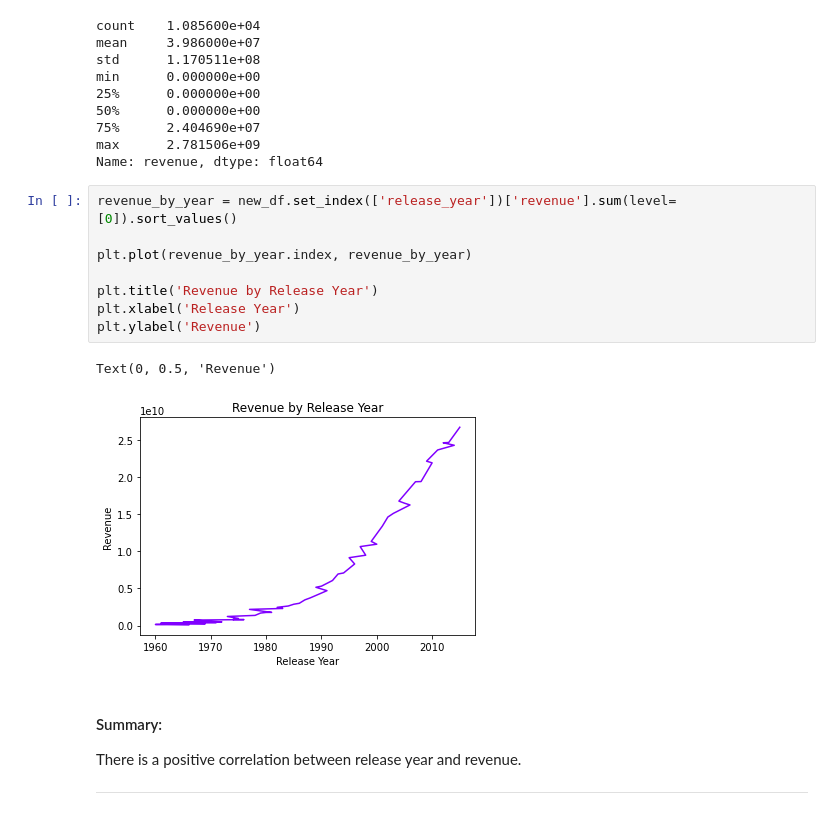
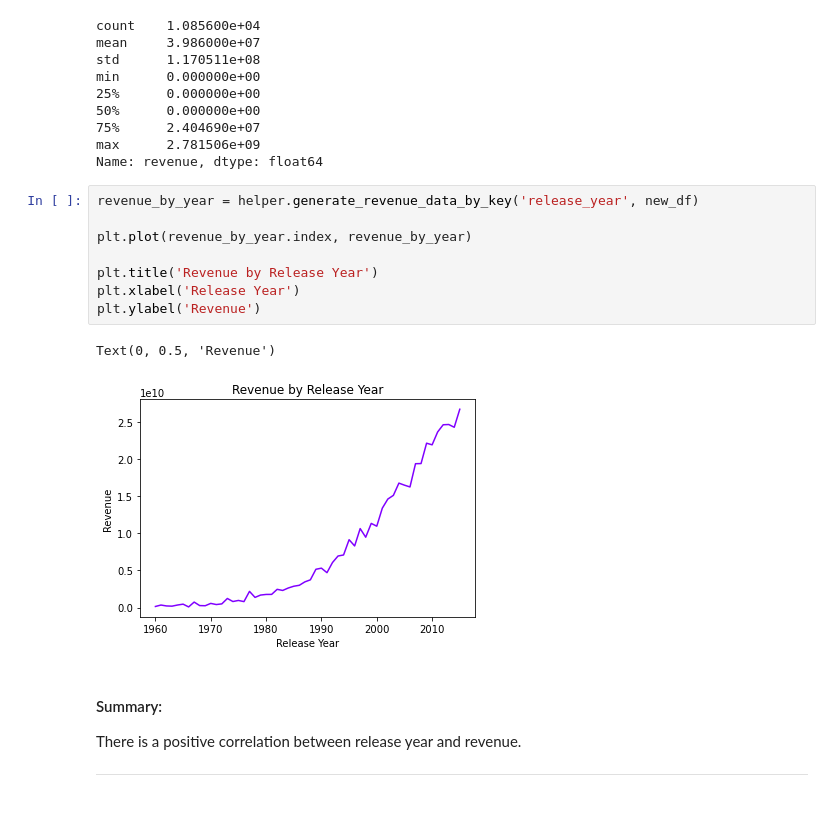
Before and after one commit to yufrances90/Investigate-a-Dataset, a Jupyter notebook: TMDB 5000 Movie Dataset.ipynb, the cells around one changed output. Drawn from its saved outputs; the diff is of its cells as text.

```diff
--- a/TMDB 5000 Movie Dataset.ipynb
+++ b/TMDB 5000 Movie Dataset.ipynb
@@ -103,16 +103,16 @@ min      0.000000e+00
 max      2.781506e+09
 Name: revenue, dtype: float64
 # %%
-revenue_by_year = new_df.set_index(['release_year'])['revenue'].sum(level=[0]).sort_values()
+revenue_by_year = helper.generate_revenue_data_by_key('release_year', new_df)
 
 plt.plot(revenue_by_year.index, revenue_by_year)
 
 plt.title('Revenue by Release Year')
 plt.xlabel('Release Year')
 plt.ylabel('Revenue')
 # %% [output]
 Text(0, 0.5, 'Revenue')
-[figure, old version]
+[figure, new version]
 # %% [markdown]
 #### Summary:
 There is a positive correlation between release year and revenue.
```
Also changed, not shown: parts of 56 cells of this notebook, 1 other file.
